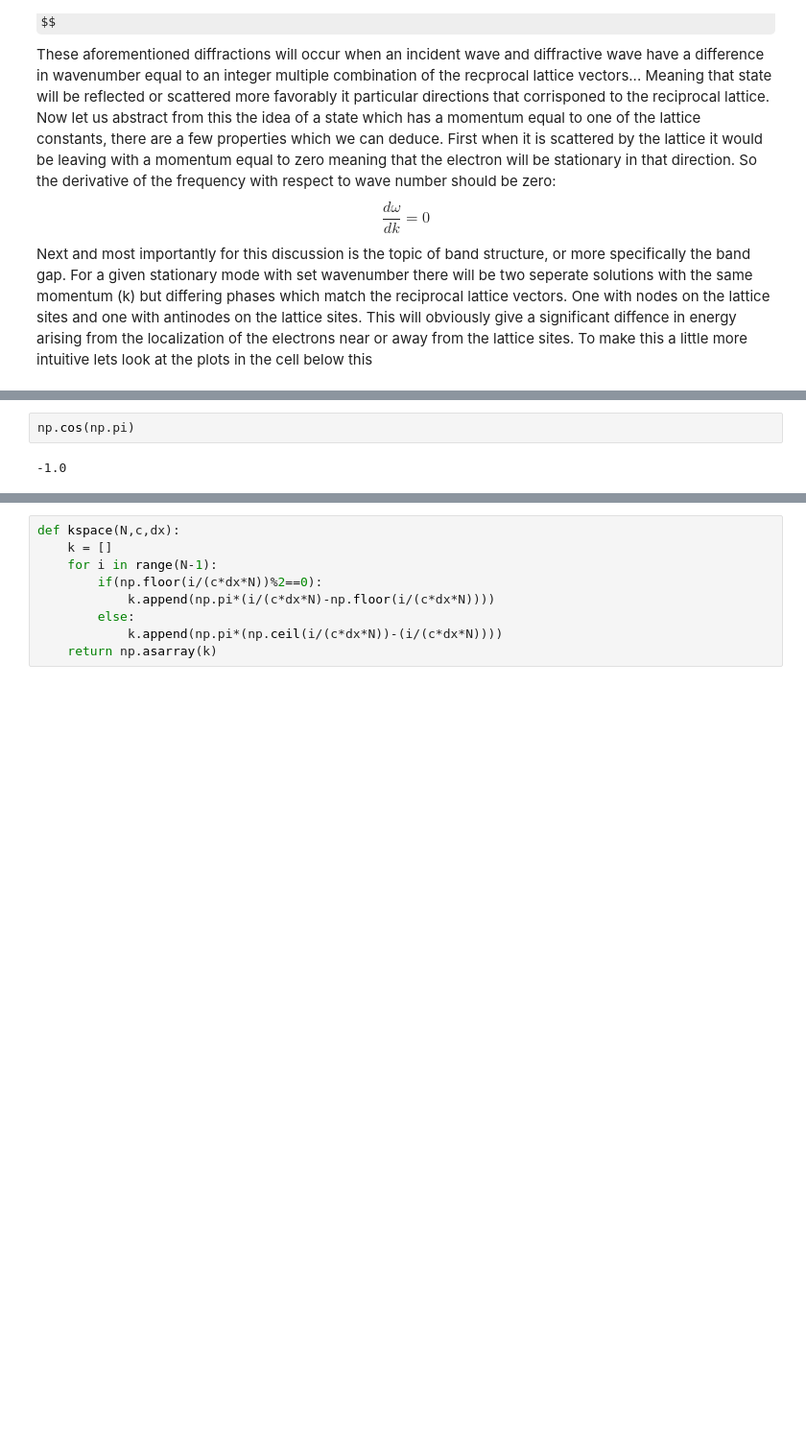
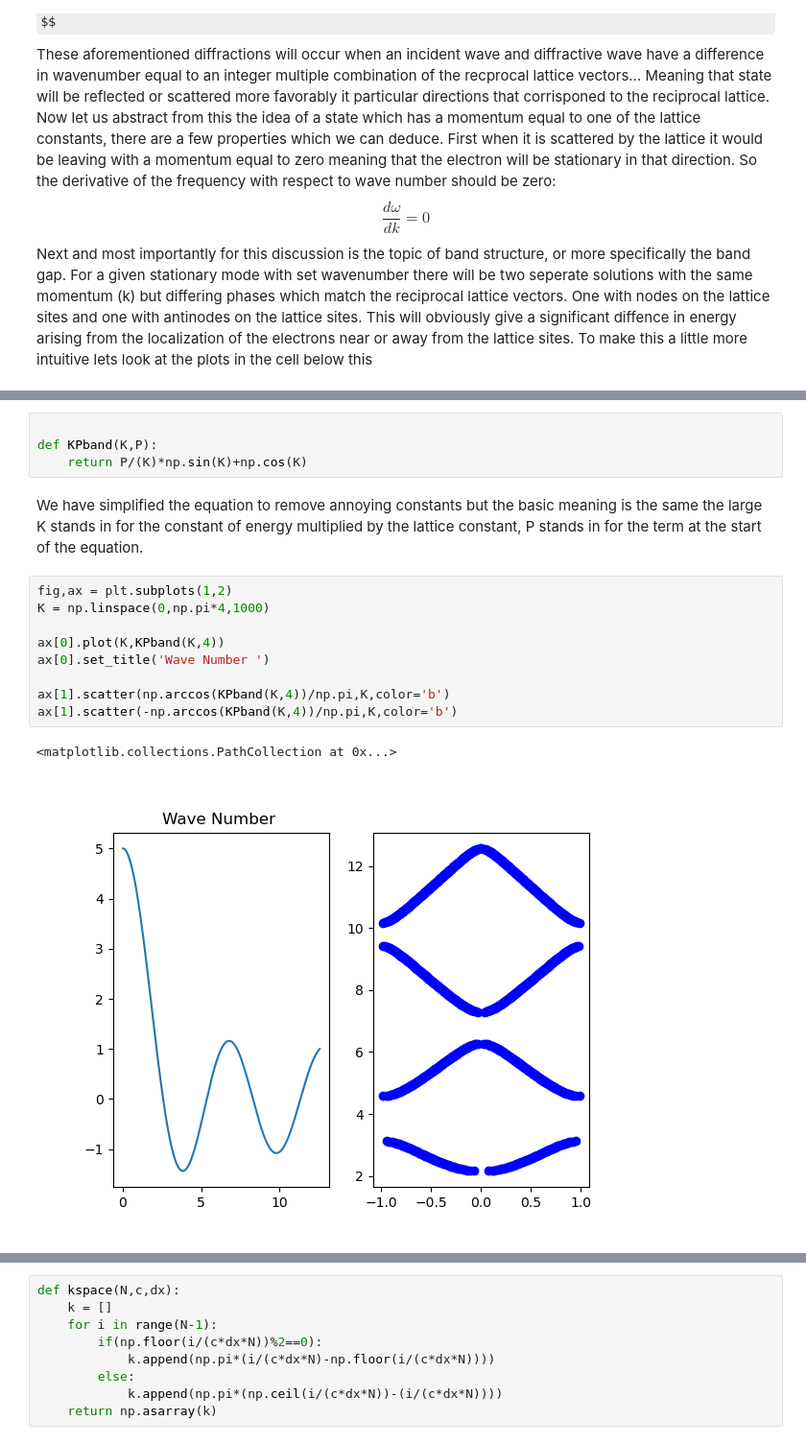
Before and after one commit to MTLphys/ManyBodyTheory, a Jupyter notebook: Class 2 1D Periodic Potential/Section1CalculatingBandstructure.ipynb, the cells around one changed output, grey strips where cells are left out. Shown: that part at 96% size. Cells and saved outputs as stored; diff of their text form; some formulas as TeX source; blank space fills up the shorter version.

```diff
--- a/Class 2 1D Periodic Potential/Section1CalculatingBandstructure.ipynb
+++ b/Class 2 1D Periodic Potential/Section1CalculatingBandstructure.ipynb
@@ -138,4 +159,18 @@ $$
-# %%
-np.cos(np.pi)
-# %% [output]
--1.0
+# %%
+
+def KPband(K,P):
+    return P/(K)*np.sin(K)+np.cos(K)
+# %% [markdown]
+We have simplified the equation to remove annoying constants but the basic meaning is the same the large K stands in for the constant of energy multiplied by the lattice constant, P stands in for the term at the start of the equation.
+# %%
+fig,ax = plt.subplots(1,2)
+K = np.linspace(0,np.pi*4,1000)
+
+ax[0].plot(K,KPband(K,4))
+ax[0].set_title('Wave Number ')
+
+ax[1].scatter(np.arccos(KPband(K,4))/np.pi,K,color='b')
+ax[1].scatter(-np.arccos(KPband(K,4))/np.pi,K,color='b')
+# %% [output]
+<matplotlib.collections.PathCollection at 0x...>
+[figure, added]
```
Also changed, not shown: parts of 4 cells of this notebook.
